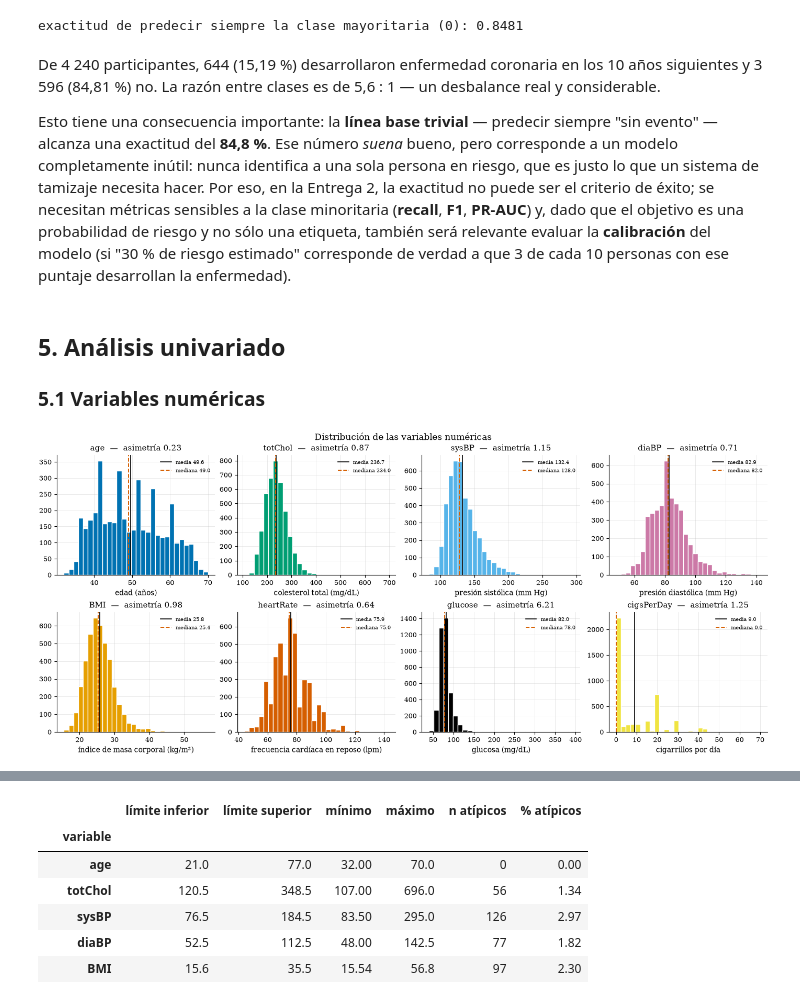
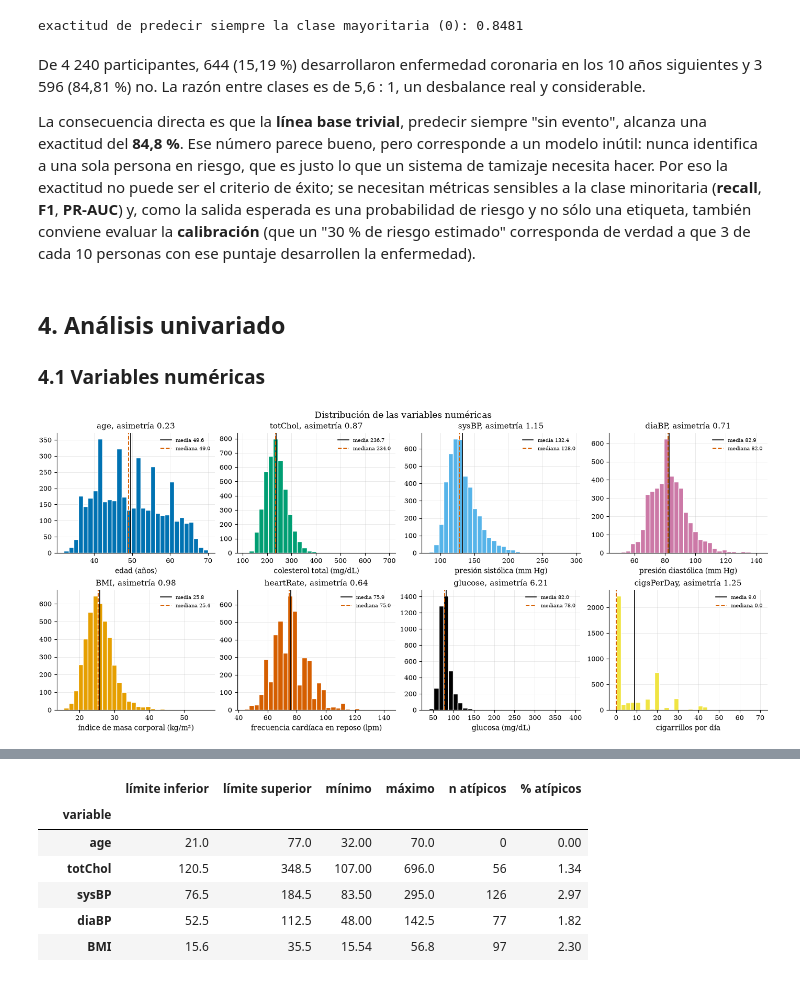
Before and after one commit to bruno-vega-11/Machine-project, a Jupyter notebook: notebooks/01-eda.ipynb, the cells around one changed output, grey strips where cells are left out. Saved outputs shown, nothing was run; the diff lists cells and outputs as text; code cells hidden in the pictures.

```diff
--- a/notebooks/01-eda.ipynb
+++ b/notebooks/01-eda.ipynb
@@ -135,0 +32,21 @@ diagnóstico.
+# %%
+import sys
+from pathlib import Path
+
+import numpy as np
+import pandas as pd
+import matplotlib.pyplot as plt
+
+# permite importar src/ tanto si el notebook se ejecuta desde notebooks/ como desde la raíz
+ROOT = Path.cwd().parent if Path.cwd().name == "notebooks" else Path.cwd()
+sys.path.insert(0, str(ROOT))
+
+from src.config import DATA_PATH, TARGET, NUM, BIN, ORD, ETIQUETAS, C0, C1
+from src.plotting import use_style, guardar, COLORBLIND_CYCLE
+
+use_style("notes")
+pd.set_option("display.precision", 3)
+pd.set_option("display.max_columns", 20)
+
+raw = pd.read_csv(DATA_PATH)
+print("dataset:", raw.shape[0], "participantes x", raw.shape[1], "columnas")
@@ -326,35 +245,35 @@ print(f"exactitud de predecir siempre la clase mayoritaria (0): {prop.max():.4f}
 [figure]
 exactitud de predecir siempre la clase mayoritaria (0): 0.8481
 # %% [markdown]
-De 4 240 participantes, 644 (15,19 %) desarrollaron enfermedad coronaria en los 10 años
-siguientes y 3 596 (84,81 %) no. La razón entre clases es de 5,6 : 1 — un desbalance real y considerable.
+De 4 240 participantes, 644 (15,19 %) desarrollaron enfermedad coronaria en los 10 años siguientes
+y 3 596 (84,81 %) no. La razón entre clases es de 5,6 : 1, un desbalance real y considerable.
 
-Esto tiene una consecuencia importante: la **línea base trivial** — predecir siempre "sin evento" — alcanza una exactitud del **84,8 %**.
-Ese número *suena* bueno, pero corresponde a un modelo completamente inútil: nunca identifica a
-una sola persona en riesgo, que es justo lo que un sistema de tamizaje necesita hacer. Por eso, en
-la Entrega 2, la exactitud no puede ser el criterio de éxito; se necesitan métricas sensibles a la
-clase minoritaria (**recall**, **F1**, **PR-AUC**) y, dado que el objetivo es una probabilidad de
-riesgo y no sólo una etiqueta, también será relevante evaluar la **calibración** del modelo (si
-"30 % de riesgo estimado" corresponde de verdad a que 3 de cada 10 personas con ese puntaje
-desarrollan la enfermedad).
+La consecuencia directa es que la **línea base trivial**, predecir siempre "sin evento", alcanza
+una exactitud del **84,8 %**. Ese número parece bueno, pero corresponde a un modelo inútil: nunca
+identifica a una sola persona en riesgo, que es justo lo que un sistema de tamizaje necesita hacer.
+Por eso la exactitud no puede ser el criterio de éxito; se necesitan métricas sensibles a la clase
+minoritaria (**recall**, **F1**, **PR-AUC**) y, como la salida esperada es una probabilidad de
+riesgo y no sólo una etiqueta, también conviene evaluar la **calibración** (que un "30 % de riesgo
+estimado" corresponda de verdad a que 3 de cada 10 personas con ese puntaje desarrollen la
+enfermedad).
 # %% [markdown]
-## 5. Análisis univariado
+## 4. Análisis univariado
 
-### 5.1 Variables numéricas
+### 4.1 Variables numéricas
 # %%
 fig, axes = plt.subplots(2, 4, figsize=(14, 6))
 colores = ["#0072B2", "#009E73", "#56B4E9", "#CC79A7", "#E69F00", "#D55E00", "#000000", "#F0E442"]
 
 for ax, col, color in zip(axes.ravel(), NUM, colores):
     s = raw[col].dropna()
     ax.hist(s, bins=30, color=color, edgecolor="white")
     ax.axvline(s.mean(), color="black", ls="-", lw=1.2, label=f"media {s.mean():.1f}")
     ax.axvline(s.median(), color=C1, ls="--", lw=1.4, label=f"mediana {s.median():.1f}")
-    ax.set_title(f"{col}  —  asimetría {s.skew():.2f}")
+    ax.set_title(f"{col}, asimetría {s.skew():.2f}")
     ax.set_xlabel(ETIQUETAS[col]); ax.legend(fontsize=7.5)
 
 fig.suptitle("Distribución de las variables numéricas", y=1.03)
 guardar(fig, "02-hist-numericas.png")
 # %% [output]
-[figure, old version]
+[figure, new version]
 # %% [markdown]
```
Also changed, not shown: parts of 30 cells of this notebook, 18 other files.
